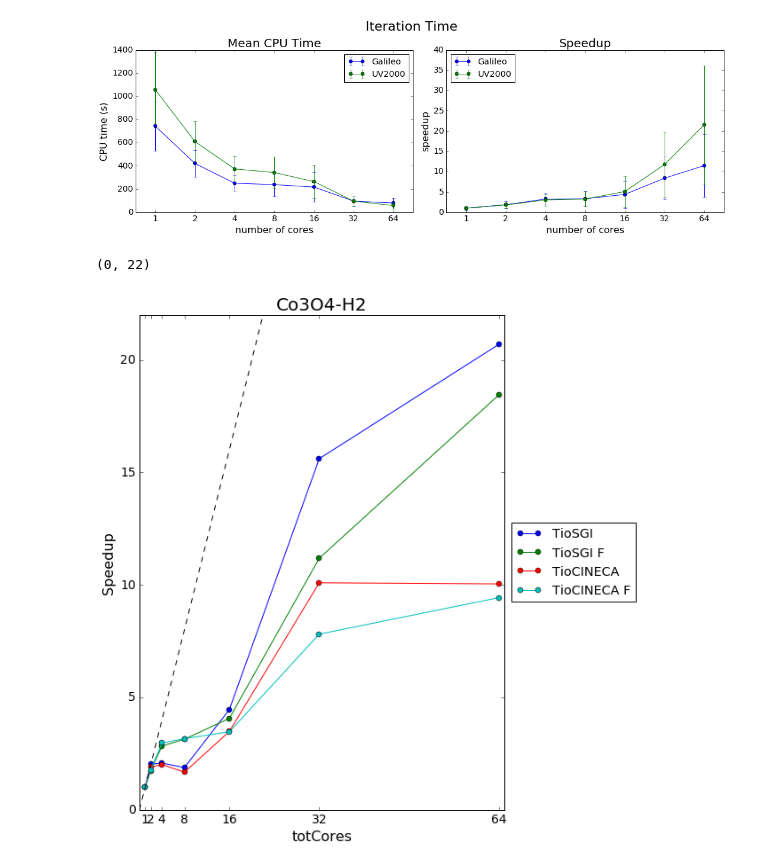
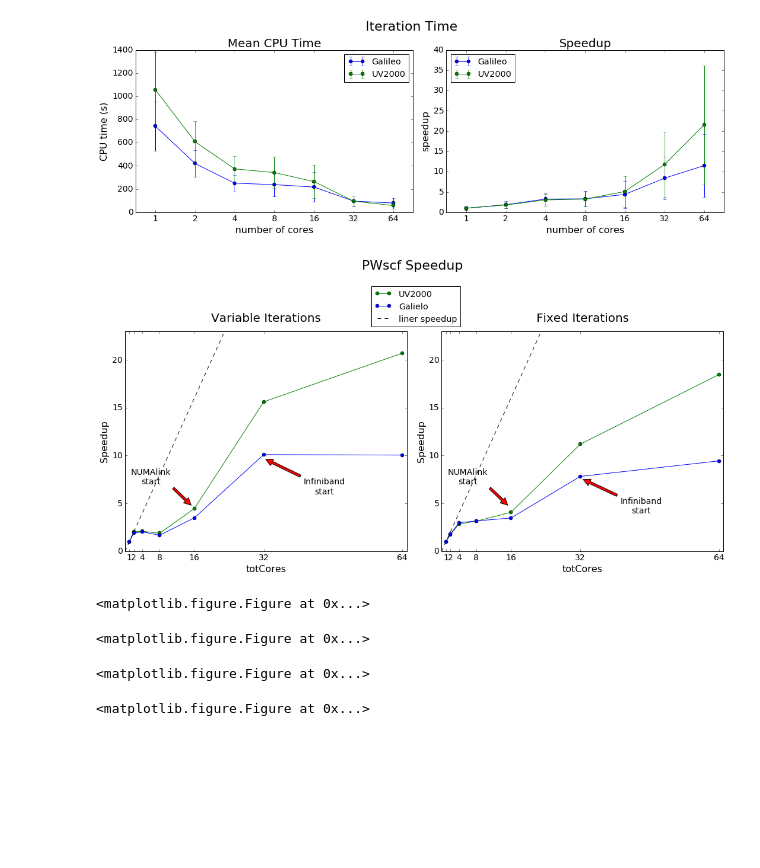
Before and after one commit to gioruffa/qetools, a Jupyter notebook: plotter.ipynb, the cells around one changed output. Drawn from its saved outputs; the diff is of its cells as text; code cells hidden in the pictures; blank space fills up the shorter version.

```diff
--- a/plotter.ipynb
+++ b/plotter.ipynb
@@ -2056,20 +2057,58 @@ fig.tight_layout()
 fig.savefig('/tmp/',bbox_inches='tight')
 # %% [output]
 [figure]
-# %%
-
-fig = plt.figure(figsize=(18,10))
-ax2 = plt.subplot(111)
-tioSgi.plotFunction(speedup=True,functions=['PWSCF'],labels=['TioSGI'], figure=fig,axes=ax2,title='Co3O4-H2')
-#tioSgiRescaled.plotFunction(speedup=True,functions=['PWSCF'],labels=['TioSGIrescaled'] ,figure=fig,axes=ax2,title='Co3O4-H2')
-sgiTioF.plotFunction(speedup=True,functions=['PWSCF'],labels=['TioSGI F'], figure=fig,axes=ax2,title='Co3O4-H2')
-
-cinTioExp.plotFunction(speedup=True,functions=['PWSCF'],labels=['TioCINECA'], figure=fig,axes=ax2,title='Co3O4-H2')
-#cinTioExpRescaled.plotFunction(speedup=True,functions=['PWSCF'],labels=['TioCINECArescaled'] ,figure=fig,axes=ax2,title='Co3O4-H2')
-cinTioF.plotFunction(speedup=True,functions=['PWSCF'],labels=['TioCINECA F'], figure=fig,axes=ax2,title='Co3O4-H2')
-
-ax2.plot([0,64],[0,64],'--k',label='asd')
-plt.ylim(0,22)
-# %% [output]
-(0, 22)
-[figure, removed]
+# %%
+#
+# TESI
+#
+
+fig,axes = plt.subplots(1,2)
+fig.set_size_inches(15,6.5)
+ax = axes[0]
+tioSgi.plotFunction(speedup=True,labels=['UV2000'],color=sgiColor,axes=ax,legend=False)
+cinTio.plotFunction(speedup=True,labels=['Galielo'],color=cinecaColor,axes=ax,legend=False)
+
+ax.plot([0,64],[0,64],'--k',label='linear speedup')
+
+ax.set_title("Variable Iterations",y=1.03)
+ax.set_ylim(0,23)
+
+
+ax = axes[1]
+tioSgiF.plotFunction(speedup=True,labels=['UV2000'],color=sgiColor,axes=ax,legend=False)
+cinTioF.plotFunction(speedup=True,labels=['Galielo'],color=cinecaColor,axes=ax,legend=False)
+
+ax.plot([0,64],[0,64],'--k',label='liner speedup')
+
+ax.set_title("Fixed Iterations",y=1.03)
+ax.set_ylim(0,23)
+
+ax.legend(loc=(-0.25,1.02))
+
+
+fig.suptitle("PWscf Speedup",y=1.16)
+
+
+#plt.figlegend(reversed(axes[0].get_lines()),['MPI + Threads','MPI Only','asd'],(0,0))
+
+axes[0].annotate('NUMAlink\nstart', xy=(15.5, 4.7), xytext=(6,7),
+                 arrowprops=dict(facecolor='red', shrink=0.05),ha='center',fontsize=14)
+
+axes[0].annotate('Infiniband\nstart', xy=(32, 9.7), xytext=(46,6),
+                 arrowprops=dict(facecolor='red', shrink=0.05),ha='center',fontsize=14)
+
+
+axes[1].annotate('NUMAlink\nstart', xy=(15.5, 4.7), xytext=(6,7),
+                 arrowprops=dict(facecolor='red', shrink=0.05),ha='center',fontsize=14)
+
+axes[1].annotate('Infiniband\nstart', xy=(32.2, 7.6), xytext=(46,4),
+                 arrowprops=dict(facecolor='red', shrink=0.05),ha='center',fontsize=14)
+
+fig.tight_layout()
+fig.savefig('/tmp/arch_global.pdf',bbox_inches='tight')
+# %% [output]
+[figure, added]
+<matplotlib.figure.Figure at 0x...>
+<matplotlib.figure.Figure at 0x...>
+<matplotlib.figure.Figure at 0x...>
+<matplotlib.figure.Figure at 0x...>
```
Also changed, not shown: parts of 5 cells of this notebook.
